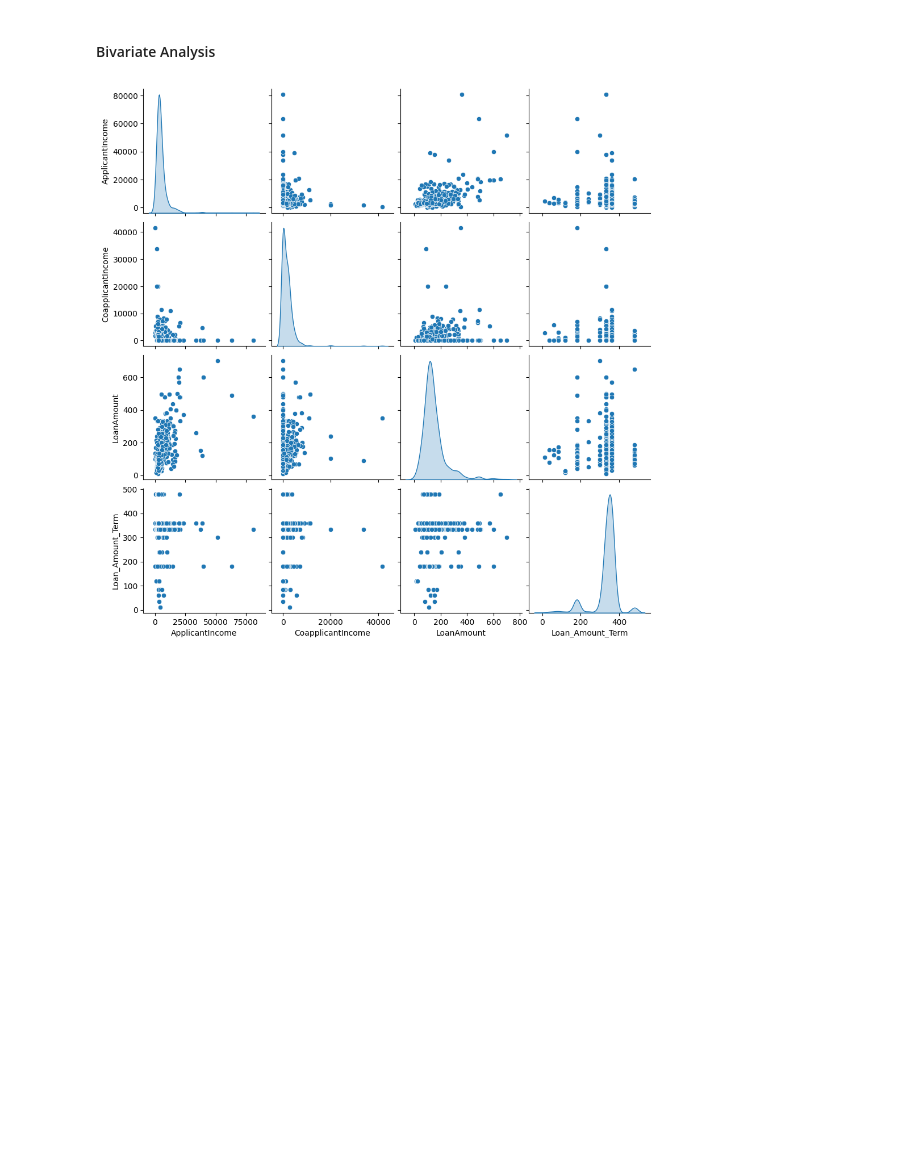
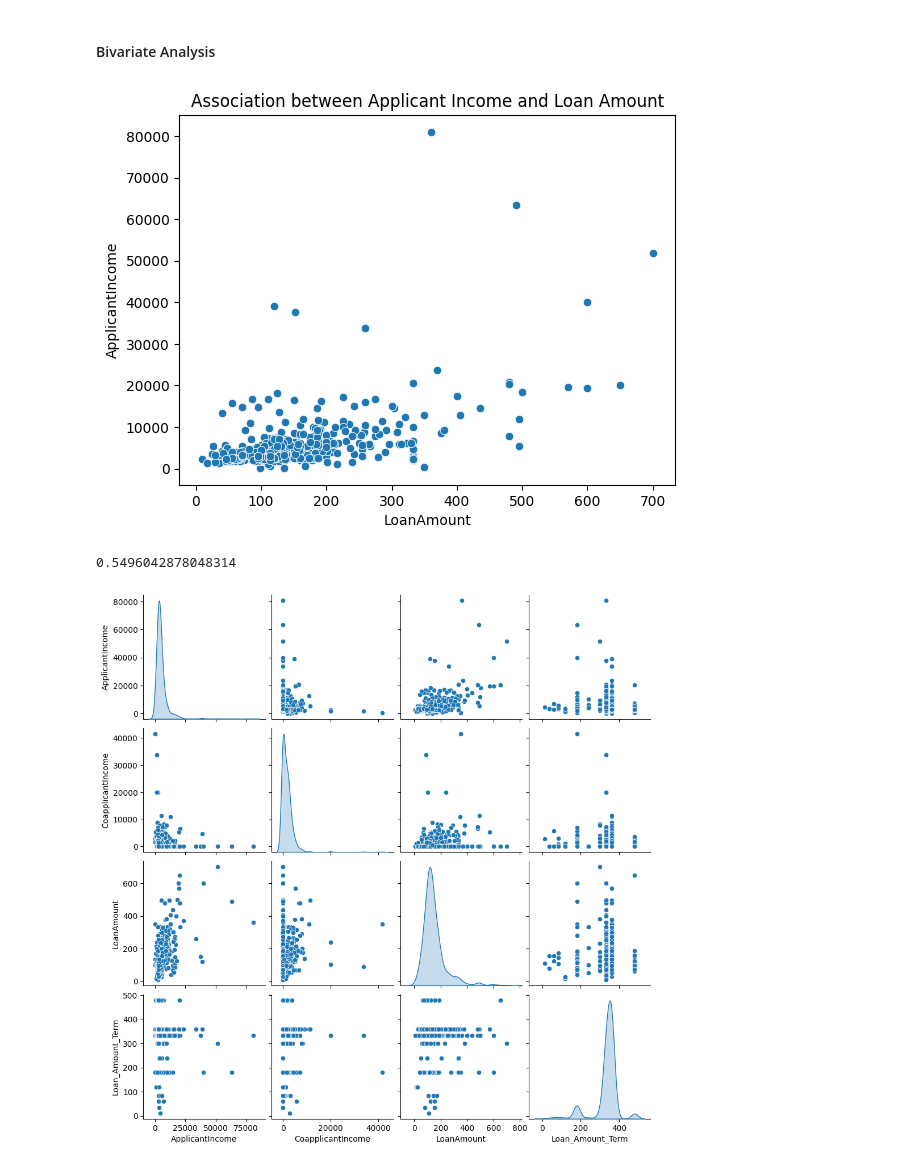
Before and after one commit to JoshuaOlubori/quarto-notebooks, a Jupyter notebook: muyi-afs/Programming_for_Data_Analysts (1).ipynb, the cells around one changed output. Saved outputs shown, nothing was run; the diff lists cells and outputs as text; code cells hidden in the pictures; blank space fills up the shorter version.

```diff
--- a/muyi-afs/Programming_for_Data_Analysts (1).ipynb
+++ b/muyi-afs/Programming_for_Data_Analysts (1).ipynb
@@ -38,7 +48,7 @@ import math
 ### Loading in the Excel file
 # %%
 # loading the excel file using pandas method .read_excel
-loans_xlsx = pd.read_excel("/content/drive/MyDrive/AFS/APEX Loan Data.xlsx")
+loans_xlsx = pd.read_excel("./APEX Loan Data.xlsx")
 loans_xlsx.head()
 # %% [output]
 |  | Loan_ID | Gender | Married | Dependents | Graduate | Self_Employed | ApplicantIncome | CoapplicantIncome | ... |
@@ -102,4 +112,4 @@ memory usage: 25.2+ KB
 ### Loading in the PDF tables
 # %%
 # loading the pdf tables using tabula-py
-loans_df_list = tabula.read_pdf("/content/drive/MyDrive/AFS/APEX_Loans_Database_Table.pdf", pages='all')
+loans_df_list = tabula.read_pdf("./APEX_Loans_Database_Table.pdf", pages='all')
@@ -779,6 +793,16 @@ plot_continuous_histograms(loans)
 # %% [markdown]
 
 #### Bivariate Analysis
+# %%
+sns.scatterplot(data=loans, x="LoanAmount", y="ApplicantIncome")
+plt.title("Association between Applicant Income and Loan Amount")
+plt.show()
+# %% [output]
+[figure, added]
+# %%
+loans['LoanAmount'].corr(loans['ApplicantIncome'])
+# %% [output]
+0.5496042878048314
 # %%
 sns.pairplot(loans, diag_kind='kde')
 plt.show()
```
Also changed, not shown: parts of 2 cells of this notebook, 13 other files.
